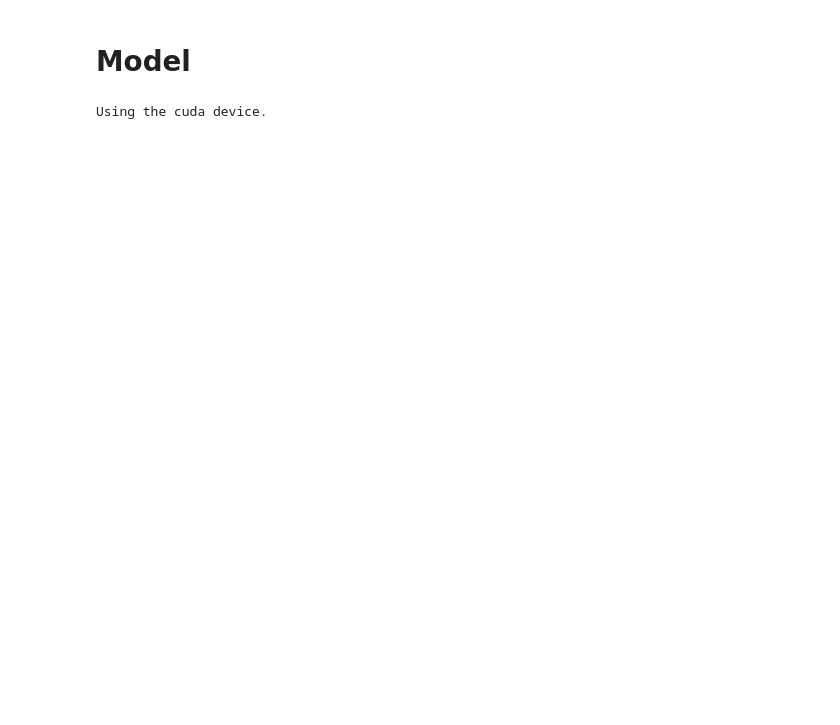
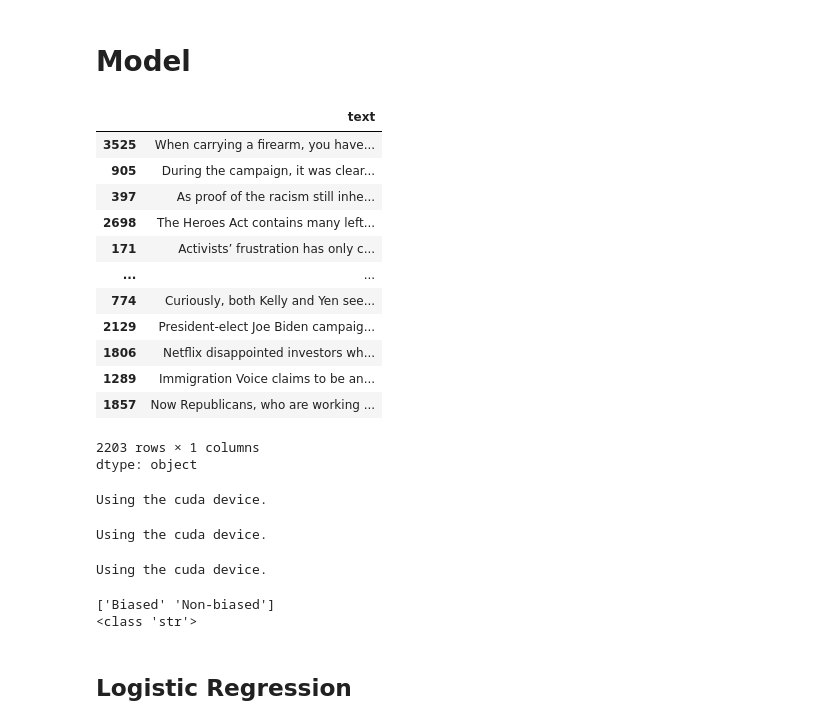
Before and after one commit to jeelfaldu7/may_code_jam_pudding, a Jupyter notebook: code_jam_may25.ipynb, the cells around one changed output. Saved outputs shown, nothing was run; the diff lists cells and outputs as text; code cells hidden in the pictures; blank space fills up the shorter version.

```diff
--- a/code_jam_may25.ipynb
+++ b/code_jam_may25.ipynb
@@ -148,6 +148,3 @@ def train_val_test_split (df, rstate = 42, shuffle=True, stratify=None):
     return (train_set, val_set, test_set)
 # %% [markdown]
 # Data Preprocessing
-# %%
-# Manually encoding label_bias column
-ds['label_bias'] = ds['label_bias'].apply(lambda x: 0 if x == 'Biased' else 1)
@@ -162,3 +151,13 @@ dtype: int64
+# %%
+label_counts = ds['label_bias'].value_counts()
+valid_labels = label_counts[label_counts > 1].index
+
+ds = ds[ds['label_bias'].isin(valid_labels)]
 # %%
 # Only keeping input and output
 df = ds[['text', 'label_bias']]
+# %%
+from sklearn.preprocessing import LabelEncoder
+
+le = LabelEncoder()
+df['label_encoded'] = le.fit_transform(df['label_bias'])
@@ -165,14 +178,41 @@ df = ds[['text', 'label_bias']]
 # %%
 # Splitting in train and test
-train_set, val_set, test_set = train_val_test_split(df, stratify='label_bias')
-xtrain, ytrain = train_set['text'], train_set['label_bias']
-xval, yval = val_set['text'], val_set['label_bias']
-xtest, ytest = test_set['text'], test_set['label_bias']
+train_set, val_set, test_set = train_val_test_split(df, stratify='label_encoded')
+xtrain, ytrain = train_set['text'], train_set['label_encoded']
+xval, yval = val_set['text'], val_set['label_encoded']
+xtest, ytest = test_set['text'], test_set['label_encoded']
 # %% [markdown]
 # Model
+# %%
+xtrain
+# %% [output]
+|  | text |
+| 3525 | When carrying a firearm, you have... |
+| 905 | During the campaign, it was clear... |
+| 397 | As proof of the racism still inhe... |
+| 2698 | The Heroes Act contains many left... |
+| 171 | Activists’ frustration has only c... |
+| ... | ... |
+| 774 | Curiously, both Kelly and Yen see... |
+| 2129 | President-elect Joe Biden campaig... |
+| 1806 | Netflix disappointed investors wh... |
+| 1289 | Immigration Voice claims to be an... |
+| 1857 | Now Republicans, who are working ... |
+2203 rows × 1 columns
+dtype: object
 # %%
 embeddings_train = BERT_text_to_embeddings(xtrain)
 embeddings_val = BERT_text_to_embeddings(xval)
 embeddings_test = BERT_text_to_embeddings(xtest)
 # %% [output]
 Using the cuda device.
+Using the cuda device.
+Using the cuda device.
+# %%
+print(le.classes_)
+print(type(le.classes_[0]))
+# %% [output]
+['Biased' 'Non-biased']
+<class 'str'>
+# %% [markdown]
+## Logistic Regression
```
Also changed, not shown: parts of 13 cells of this notebook.
